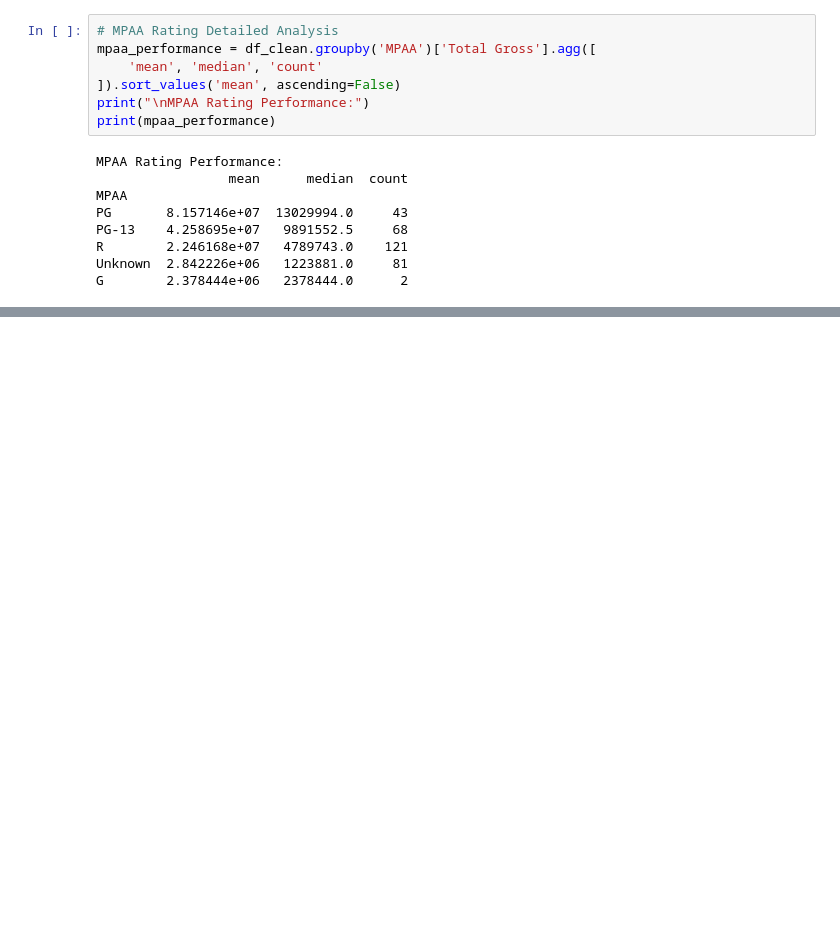
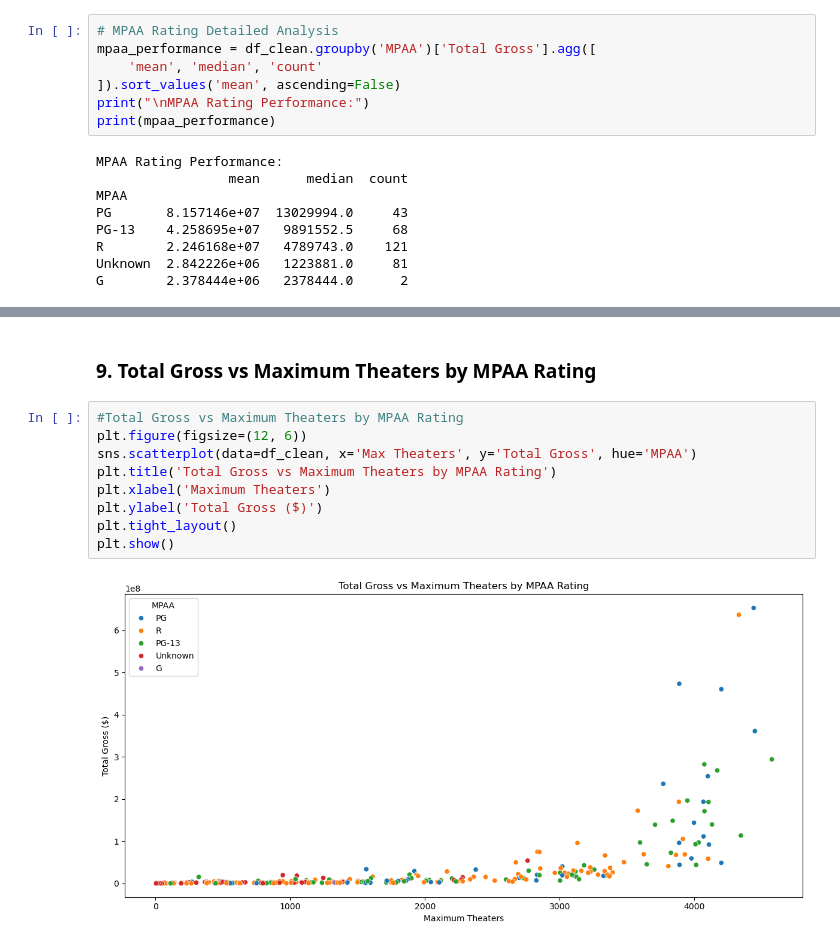
Before and after one commit to BrianRono7/Phase_2_Project, a Jupyter notebook: Phase_2_Project.ipynb, the cells around one changed output, grey strips where cells are left out. Cells and saved outputs as stored; diff of their text form; blank space fills up the shorter version.

```diff
--- a/Phase_2_Project.ipynb
+++ b/Phase_2_Project.ipynb
@@ -355,0 +437,13 @@ G        2.378444e+06   2378444.0      2
+# %% [markdown]
+### 9. Total Gross vs Maximum Theaters by MPAA Rating
+# %%
+#Total Gross vs Maximum Theaters by MPAA Rating
+plt.figure(figsize=(12, 6))
+sns.scatterplot(data=df_clean, x='Max Theaters', y='Total Gross', hue='MPAA')
+plt.title('Total Gross vs Maximum Theaters by MPAA Rating')
+plt.xlabel('Maximum Theaters')
+plt.ylabel('Total Gross ($)')
+plt.tight_layout()
+plt.show()
+# %% [output]
+[figure, added]
```
Also changed, not shown: parts of 6 cells of this notebook.
